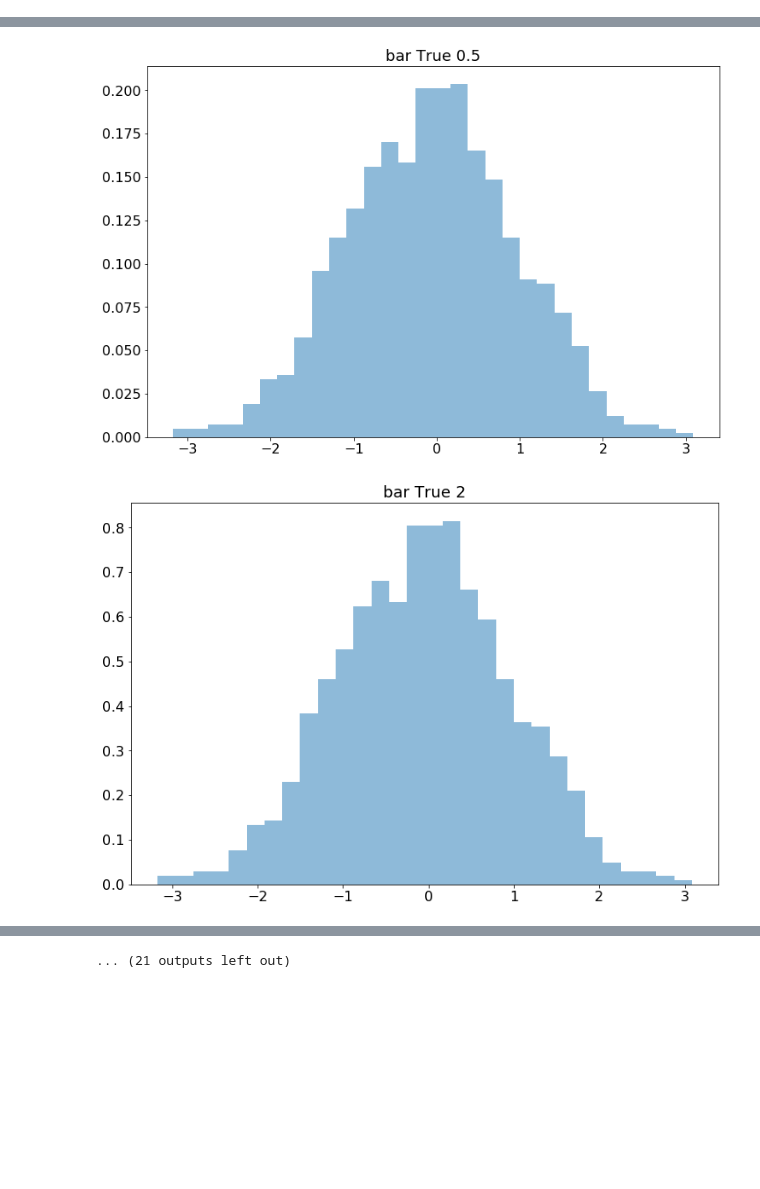
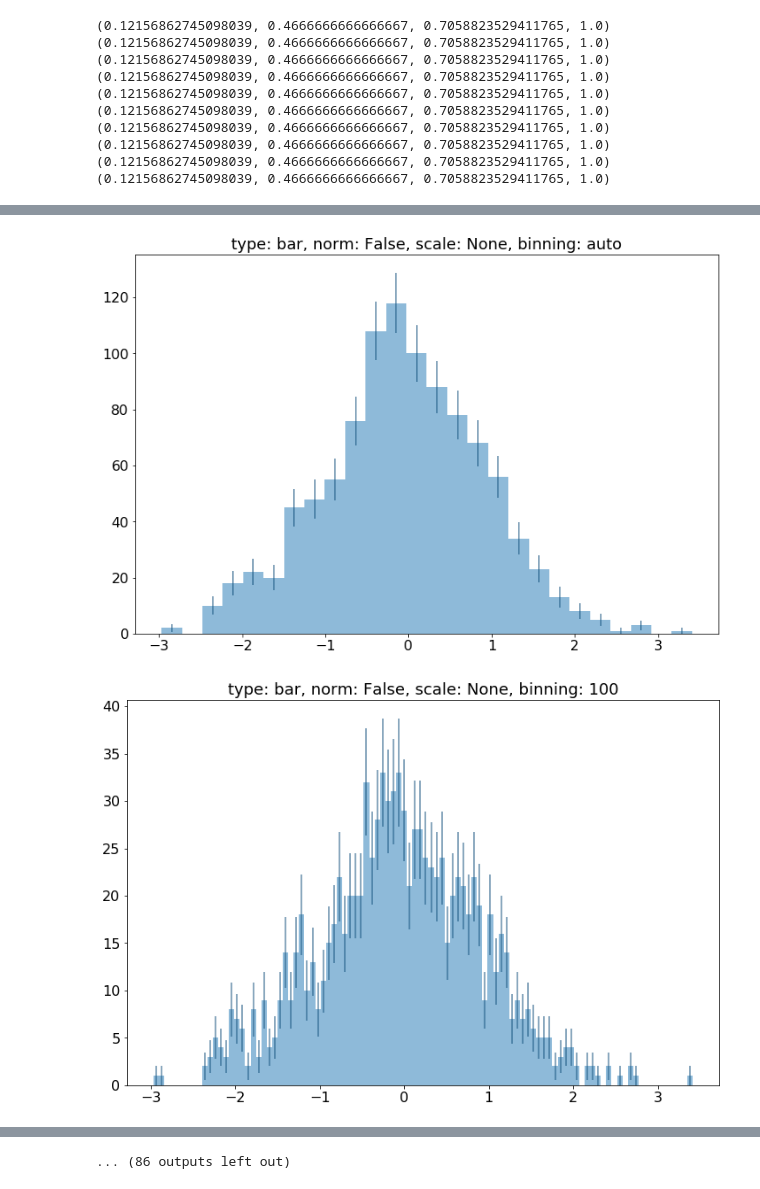
Before and after one commit to pollackscience/histogram_plus, a Jupyter notebook: scripts/hist_plus.ipynb, the cells around one changed output, grey strips where cells are left out. Saved outputs shown, nothing was run; the diff lists cells and outputs as text; code cells hidden in the pictures; blank space fills up the shorter version.

Commit message:
standardize error bar color

```diff
--- a/scripts/hist_plus.ipynb
+++ b/scripts/hist_plus.ipynb
@@ -10,11 +11,13 @@ data = np.random.normal(0, 1, size=1000)
 # %%
 types = ['bar', 'stepfilled', 'step', 'marker']
-norms = [True, False]
+norms = [False, True]
 scale = [None, 0.5, 2, 'binwidth']
+bins = [30, 'auto', 100]
 for t in types:
     for n in norms:
         for s in scale:
-            plt.figure()
-            hist(data, bins=30, histtype=t, normed=n, scale=s, alpha=0.5)
-            plt.title(' '.join([t,str(n),str(s)]))
+            for b in bins:
+                plt.figure()
+                hist(data, bins=b, histtype=t, normed=n, scale=s, errorbars=True, alpha=0.5)
+                plt.title('type: {0}, norm: {1}, scale: {2}, binning: {3}'.format(t, n, s, b))
 # %% [output]
@@ -37,0 +38,10 @@ for t in types:
+(0.12156862745098039, 0.4666666666666667, 0.7058823529411765, 1.0)
+(0.12156862745098039, 0.4666666666666667, 0.7058823529411765, 1.0)
+(0.12156862745098039, 0.4666666666666667, 0.7058823529411765, 1.0)
+(0.12156862745098039, 0.4666666666666667, 0.7058823529411765, 1.0)
+(0.12156862745098039, 0.4666666666666667, 0.7058823529411765, 1.0)
+(0.12156862745098039, 0.4666666666666667, 0.7058823529411765, 1.0)
+(0.12156862745098039, 0.4666666666666667, 0.7058823529411765, 1.0)
+(0.12156862745098039, 0.4666666666666667, 0.7058823529411765, 1.0)
+(0.12156862745098039, 0.4666666666666667, 0.7058823529411765, 1.0)
+(0.12156862745098039, 0.4666666666666667, 0.7058823529411765, 1.0)
@@ -39,2 +49,2 @@ for t in types:
-[figure, old version]
+[figure, new version]
-[figure, old version]
+[figure, new version]
@@ -49 +58 @@ for t in types:
-... (21 outputs left out)
+... (86 outputs left out)
```
Also changed, not shown: parts of 8 cells of this notebook, 1 other file.
